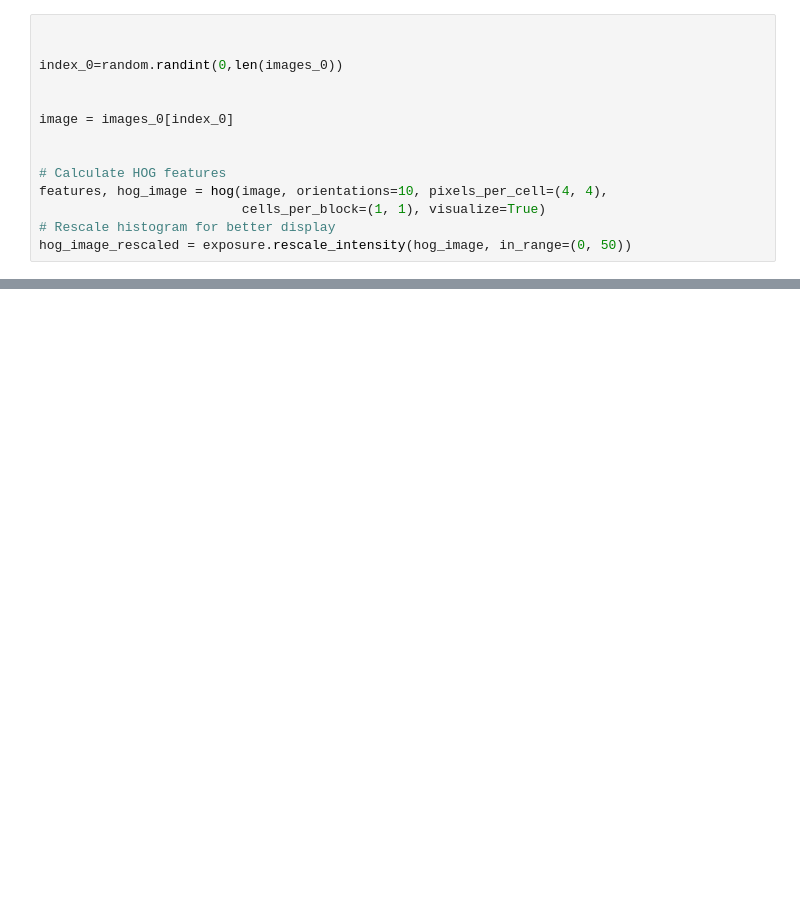
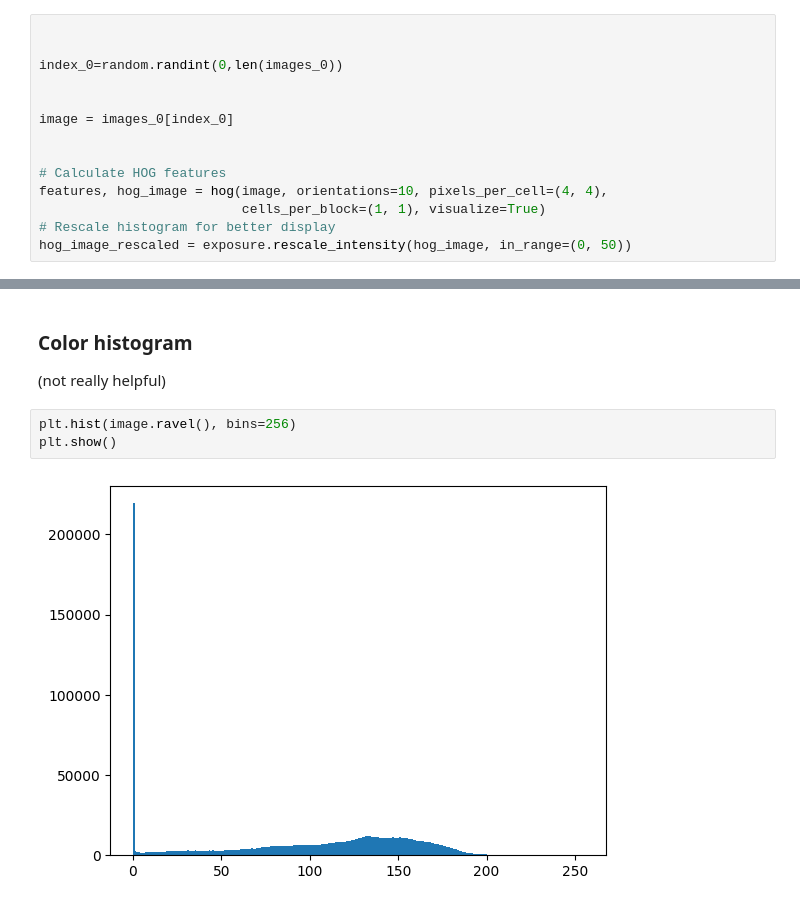
Before and after one commit to Iwaniukooo11/deep-learning_x-ray-images-pneumonia, a Jupyter notebook: eda/main.ipynb, the cells around one changed output, grey strips where cells are left out. Cells and saved outputs as stored; diff of their text form; blank space fills up the shorter version.

```diff
--- a/eda/main.ipynb
+++ b/eda/main.ipynb
@@ -212,0 +203,8 @@ Note: you may need to restart the kernel to use updated packages.
+# %% [markdown]
+### Color histogram
+(not really helpful)
+# %%
+plt.hist(image.ravel(), bins=256)
+plt.show()
+# %% [output]
+[figure, added]
```
Also changed, not shown: parts of 24 cells of this notebook.
